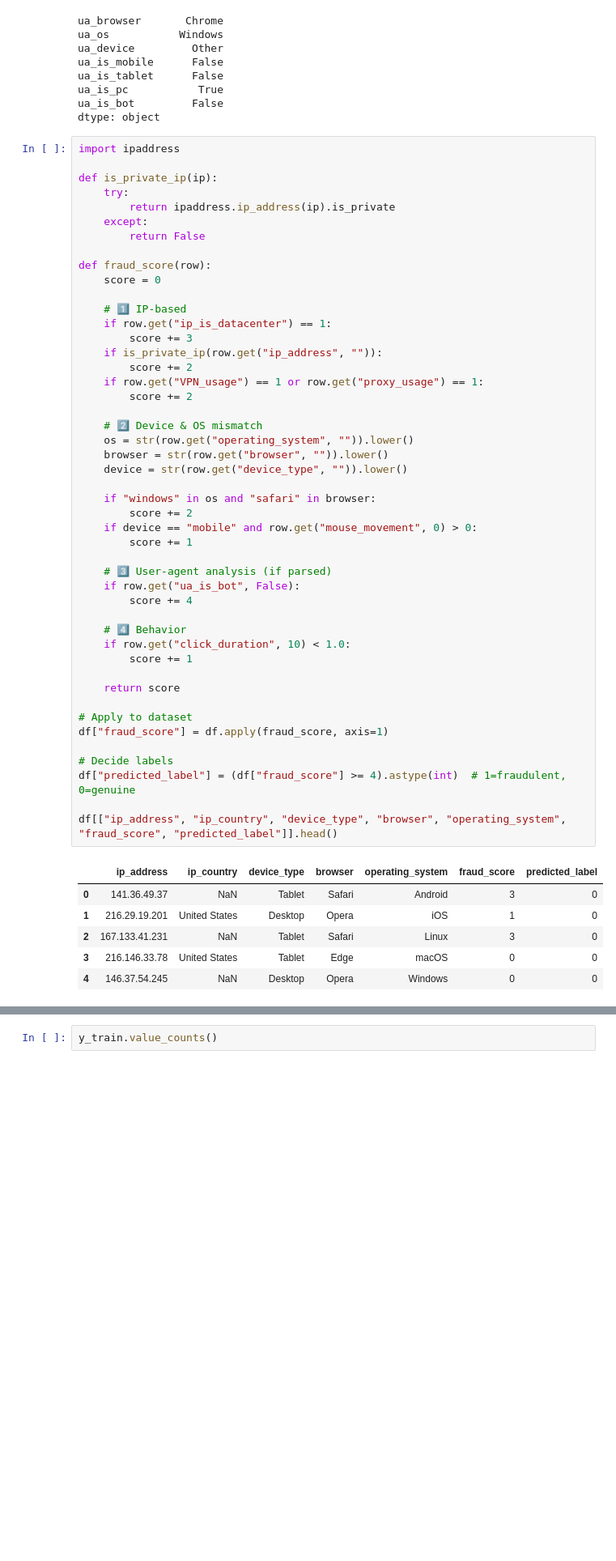
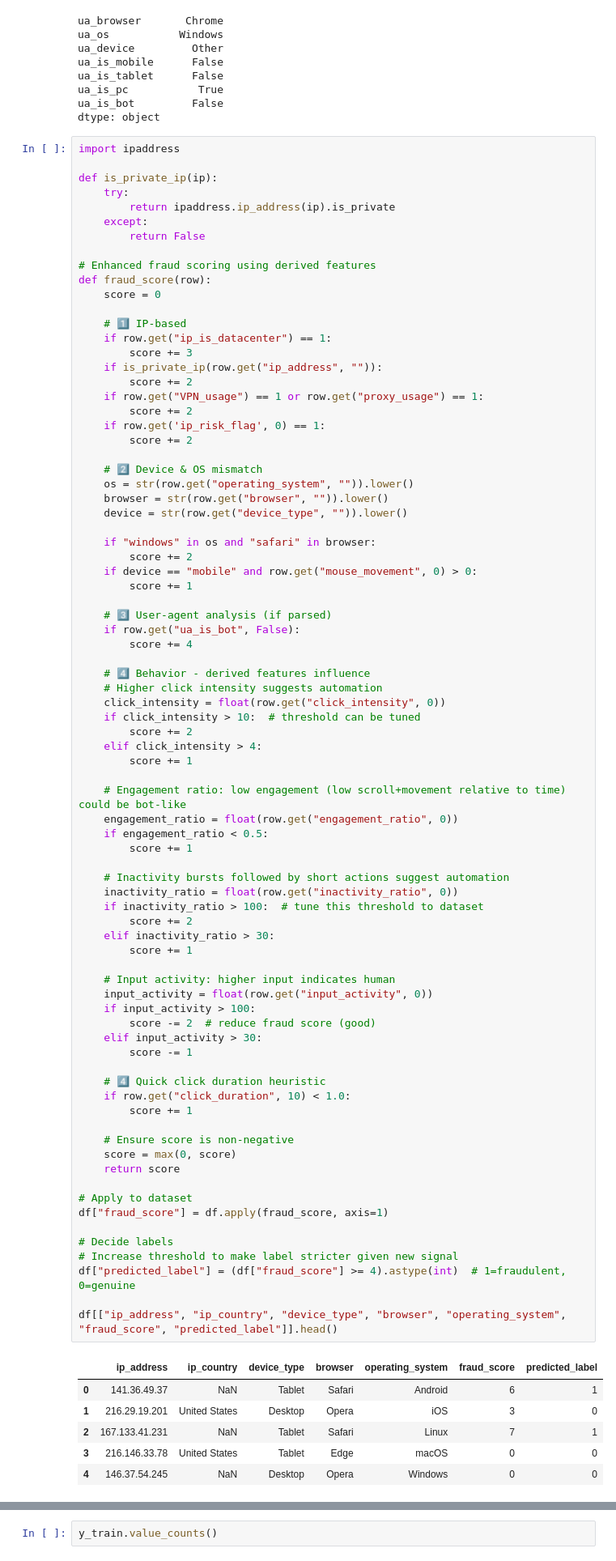
Before and after one commit to achintha-alahakoon/Fraud-Detection, a Jupyter notebook: backend/model2.ipynb, the cells around one changed output, grey strips where cells are left out. Shown: that part at 81% size. Drawn from its saved outputs; the diff is of its cells as text; blank space fills up the shorter version.

```diff
--- a/backend/model2.ipynb
+++ b/backend/model2.ipynb
@@ -137,6 +169,7 @@ def is_private_ip(ip):
     except:
         return False
 
+# Enhanced fraud scoring using derived features
 def fraud_score(row):
     score = 0
 
@@ -146,40 +179,72 @@ def fraud_score(row):
     if is_private_ip(row.get("ip_address", "")):
         score += 2
     if row.get("VPN_usage") == 1 or row.get("proxy_usage") == 1:
+        score += 2
+    if row.get('ip_risk_flag', 0) == 1:
         score += 2
 
     # 2️⃣ Device & OS mismatch
     os = str(row.get("operating_system", "")).lower()
     browser = str(row.get("browser", "")).lower()
     device = str(row.get("device_type", "")).lower()
 
     if "windows" in os and "safari" in browser:
         score += 2
     if device == "mobile" and row.get("mouse_movement", 0) > 0:
         score += 1
 
     # 3️⃣ User-agent analysis (if parsed)
     if row.get("ua_is_bot", False):
         score += 4
 
-    # 4️⃣ Behavior
+    # 4️⃣ Behavior - derived features influence
+    # Higher click intensity suggests automation
+    click_intensity = float(row.get("click_intensity", 0))
+    if click_intensity > 10:  # threshold can be tuned
+        score += 2
+    elif click_intensity > 4:
+        score += 1
+
+    # Engagement ratio: low engagement (low scroll+movement relative to time) could be bot-like
+    engagement_ratio = float(row.get("engagement_ratio", 0))
+    if engagement_ratio < 0.5:
+        score += 1
+
+    # Inactivity bursts followed by short actions suggest automation
+    inactivity_ratio = float(row.get("inactivity_ratio", 0))
+    if inactivity_ratio > 100:  # tune this threshold to dataset
+        score += 2
+    elif inactivity_ratio > 30:
+        score += 1
+
+    # Input activity: higher input indicates human
+    input_activity = float(row.get("input_activity", 0))
+    if input_activity > 100:
+        score -= 2  # reduce fraud score (good)
+    elif input_activity > 30:
+        score -= 1
+
+    # 4️⃣ Quick click duration heuristic
     if row.get("click_duration", 10) < 1.0:
         score += 1
 
+    # Ensure score is non-negative
+    score = max(0, score)
     return score
 
 # Apply to dataset
 df["fraud_score"] = df.apply(fraud_score, axis=1)
 
 # Decide labels
+# Increase threshold to make label stricter given new signal
 df["predicted_label"] = (df["fraud_score"] >= 4).astype(int)  # 1=fraudulent, 0=genuine
 
 df[["ip_address", "ip_country", "device_type", "browser", "operating_system", "fraud_score", "predicted_label"]].head()
 # %% [output]
 |  | ip_address | ip_country | device_type | browser | operating_system | fraud_score | predicted_label |
-| 0 | 141.36.49.37 | NaN | Tablet | Safari | Android | 3 | 0 |
-| 1 | 216.29.19.201 | United States | Desktop | Opera | iOS | 1 | 0 |
-| 2 | 167.133.41.231 | NaN | Tablet | Safari | Linux | 3 | 0 |
+| 0 | 141.36.49.37 | NaN | Tablet | Safari | Android | 6 | 1 |
+| 1 | 216.29.19.201 | United States | Desktop | Opera | iOS | 3 | 0 |
+| 2 | 167.133.41.231 | NaN | Tablet | Safari | Linux | 7 | 1 |
 | 3 | 216.146.33.78 | United States | Tablet | Edge | macOS | 0 | 0 |
 | 4 | 146.37.54.245 | NaN | Desktop | Opera | Windows | 0 | 0 |
 # %%
```
Also changed, not shown: parts of 22 cells of this notebook, 2 other files.
